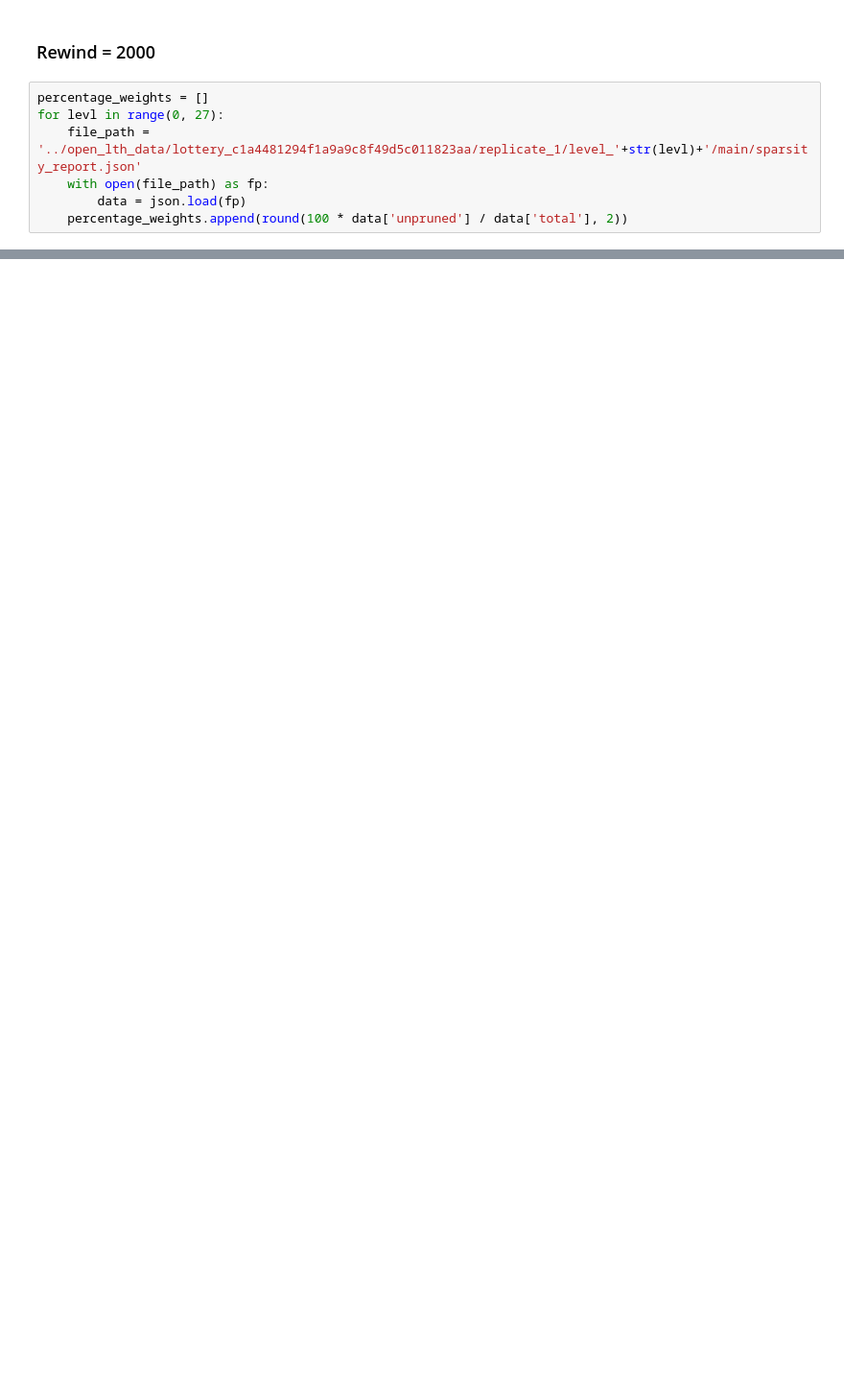
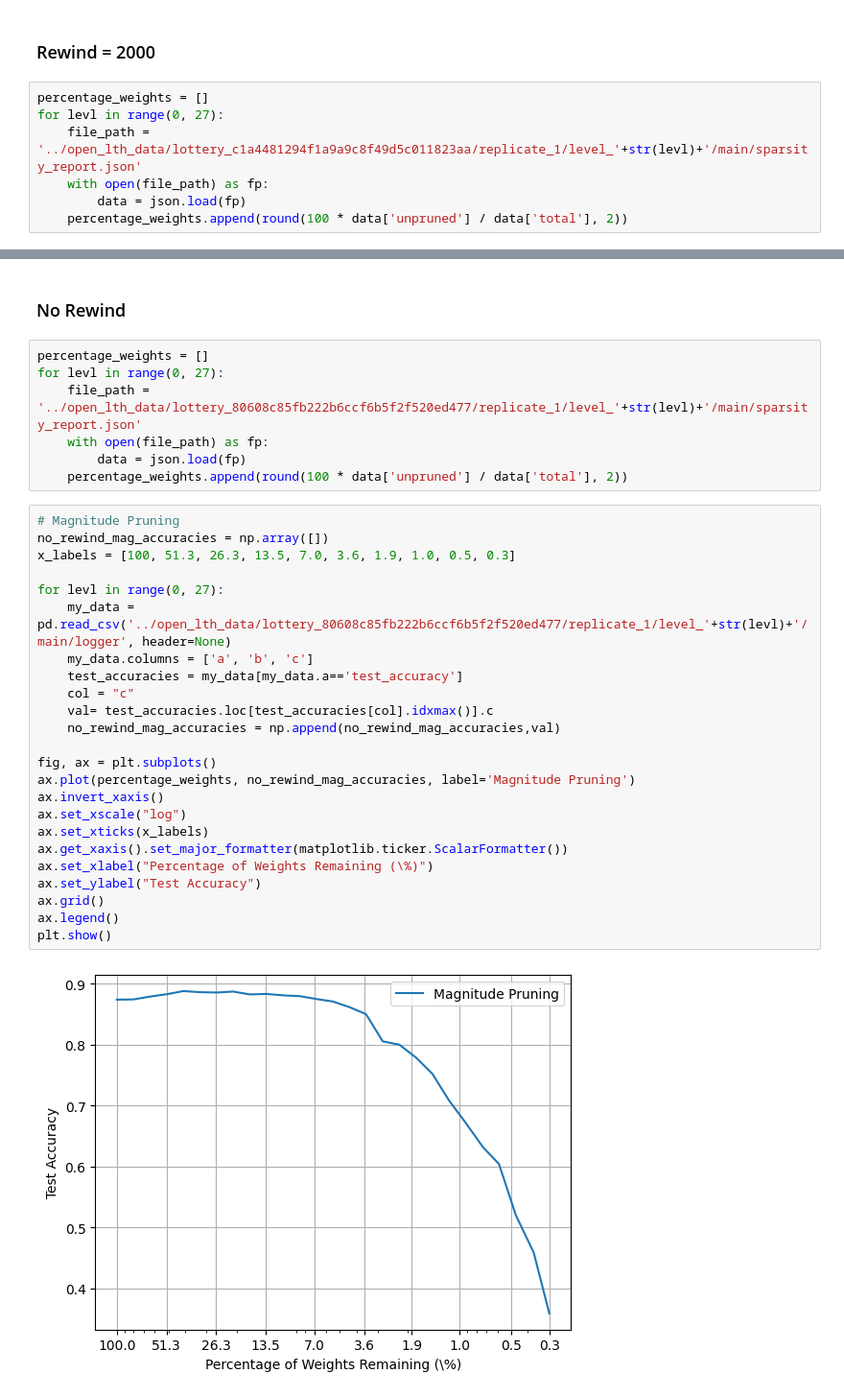
Before and after one commit to Thomas-Christie/lth, a Jupyter notebook: experimentation/resnets.ipynb, the cells around one changed output, grey strips where cells are left out. Shown at 96% size. Saved outputs shown, nothing was run; the diff lists cells and outputs as text; blank space fills up the shorter version.

```diff
--- a/experimentation/resnets.ipynb
+++ b/experimentation/resnets.ipynb
@@ -89,0 +85,35 @@ plt.show()
+# %% [markdown]
+### No Rewind
+# %%
+percentage_weights = []
+for levl in range(0, 27):
+    file_path = '../open_lth_data/lottery_80608c85fb222b6ccf6b5f2f520ed477/replicate_1/level_'+str(levl)+'/main/sparsity_report.json'
+    with open(file_path) as fp:
+        data = json.load(fp)
+    percentage_weights.append(round(100 * data['unpruned'] / data['total'], 2))
+# %%
+# Magnitude Pruning
+no_rewind_mag_accuracies = np.array([])
+x_labels = [100, 51.3, 26.3, 13.5, 7.0, 3.6, 1.9, 1.0, 0.5, 0.3]
+
+for levl in range(0, 27):
+    my_data = pd.read_csv('../open_lth_data/lottery_80608c85fb222b6ccf6b5f2f520ed477/replicate_1/level_'+str(levl)+'/main/logger', header=None)
+    my_data.columns = ['a', 'b', 'c']
+    test_accuracies = my_data[my_data.a=='test_accuracy']
+    col = "c"
+    val= test_accuracies.loc[test_accuracies[col].idxmax()].c
+    no_rewind_mag_accuracies = np.append(no_rewind_mag_accuracies,val)
+
+fig, ax = plt.subplots()
+ax.plot(percentage_weights, no_rewind_mag_accuracies, label='Magnitude Pruning')
+ax.invert_xaxis()
+ax.set_xscale("log")
+ax.set_xticks(x_labels)
+ax.get_xaxis().set_major_formatter(matplotlib.ticker.ScalarFormatter())
+ax.set_xlabel("Percentage of Weights Remaining (\%)")
+ax.set_ylabel("Test Accuracy")
+ax.grid()
+ax.legend()
+plt.show()
+# %% [output]
+[figure, added]
```
Also changed, not shown: parts of 26 cells of this notebook, 5 other files.
